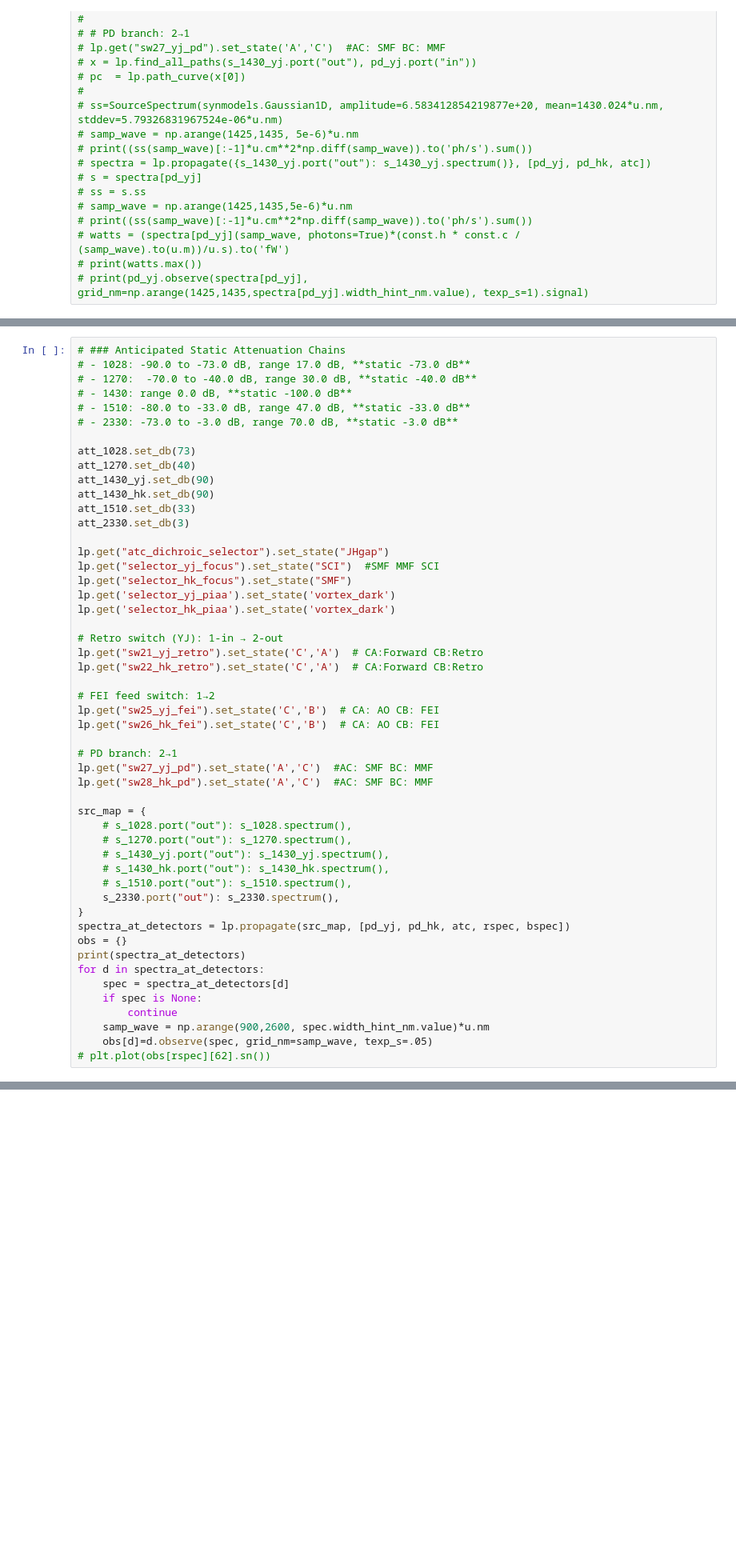
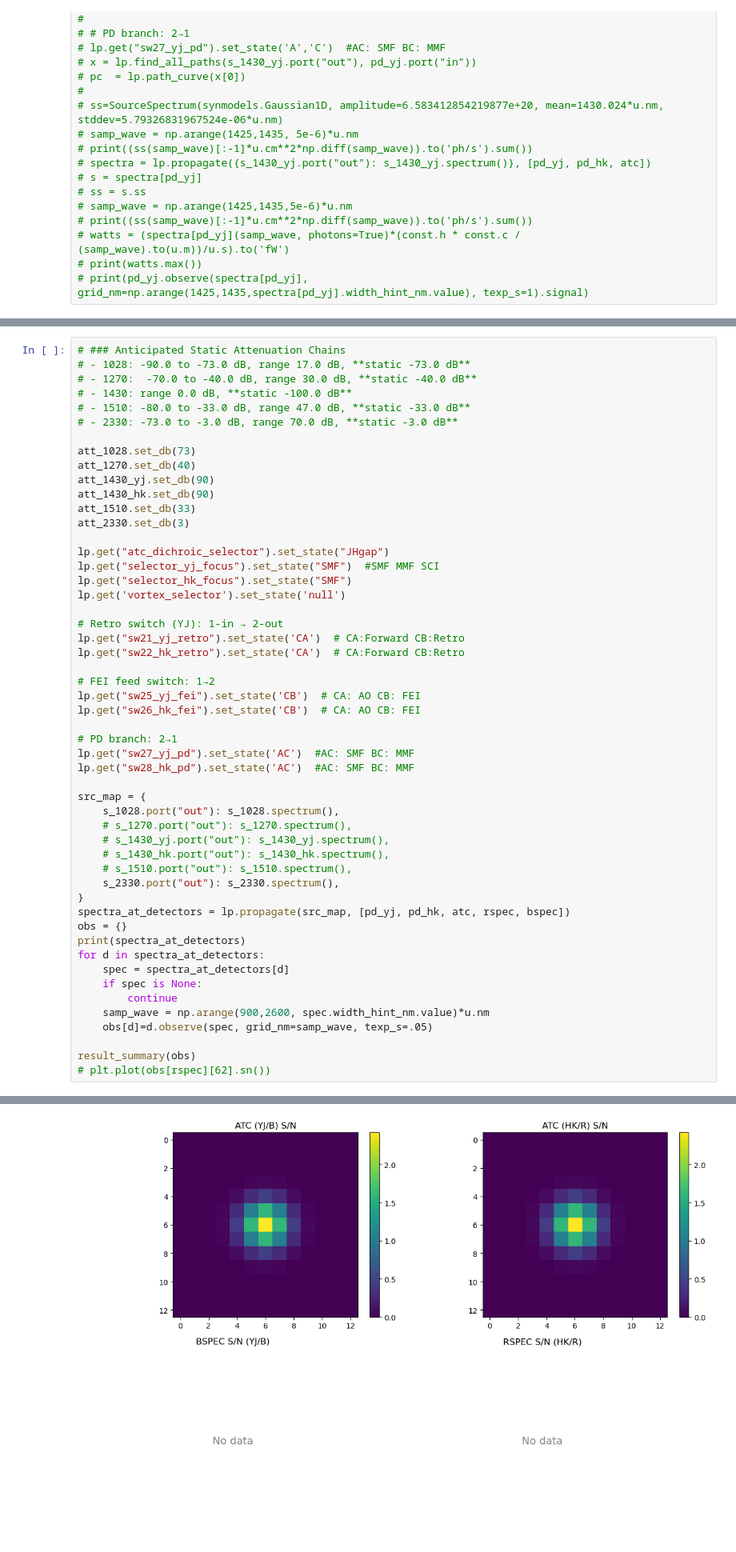
Before and after one commit to CaltechOpticalObservatories/hispec-fib, a Jupyter notebook: notebooks/hispec_lightpath.ipynb, the cells around one changed output, grey strips where cells are left out. Shown at 80% size. Saved outputs shown, nothing was run; the diff lists cells and outputs as text; blank space fills up the shorter version.

```diff
--- a/notebooks/hispec_lightpath.ipynb
+++ b/notebooks/hispec_lightpath.ipynb
@@ -253,25 +368,24 @@ att_1510.set_db(33)
 att_2330.set_db(3)
 
 lp.get("atc_dichroic_selector").set_state("JHgap")
-lp.get("selector_yj_focus").set_state("SCI")  #SMF MMF SCI
+lp.get("selector_yj_focus").set_state("SMF")  #SMF MMF SCI
 lp.get("selector_hk_focus").set_state("SMF")
-lp.get('selector_yj_piaa').set_state('vortex_dark')
-lp.get('selector_hk_piaa').set_state('vortex_dark')
+lp.get('vortex_selector').set_state('null')
 
 # Retro switch (YJ): 1‑in → 2‑out
-lp.get("sw21_yj_retro").set_state('C','A')  # CA:Forward CB:Retro
-lp.get("sw22_hk_retro").set_state('C','A')  # CA:Forward CB:Retro
+lp.get("sw21_yj_retro").set_state('CA')  # CA:Forward CB:Retro
+lp.get("sw22_hk_retro").set_state('CA')  # CA:Forward CB:Retro
 
 # FEI feed switch: 1→2
-lp.get("sw25_yj_fei").set_state('C','B')  # CA: AO CB: FEI
-lp.get("sw26_hk_fei").set_state('C','B')  # CA: AO CB: FEI
+lp.get("sw25_yj_fei").set_state('CB')  # CA: AO CB: FEI
+lp.get("sw26_hk_fei").set_state('CB')  # CA: AO CB: FEI
 
 # PD branch: 2→1
-lp.get("sw27_yj_pd").set_state('A','C')  #AC: SMF BC: MMF
-lp.get("sw28_hk_pd").set_state('A','C')  #AC: SMF BC: MMF
+lp.get("sw27_yj_pd").set_state('AC')  #AC: SMF BC: MMF
+lp.get("sw28_hk_pd").set_state('AC')  #AC: SMF BC: MMF
 
 src_map = {
-    # s_1028.port("out"): s_1028.spectrum(),
+    s_1028.port("out"): s_1028.spectrum(),
     # s_1270.port("out"): s_1270.spectrum(),
     # s_1430_yj.port("out"): s_1430_yj.spectrum(),
     # s_1430_hk.port("out"): s_1430_hk.spectrum(),
@@ -287,5 +401,7 @@ for d in spectra_at_detectors:
         continue
     samp_wave = np.arange(900,2600, spec.width_hint_nm.value)*u.nm
     obs[d]=d.observe(spec, grid_nm=samp_wave, texp_s=.05)
+
+result_summary(obs)
 # plt.plot(obs[rspec][62].sn())
 # %% [output]
@@ -294,0 +412 @@ for d in spectra_at_detectors:
+[figure, added]
```
Also changed, not shown: parts of 29 cells of this notebook, 11 other files.
